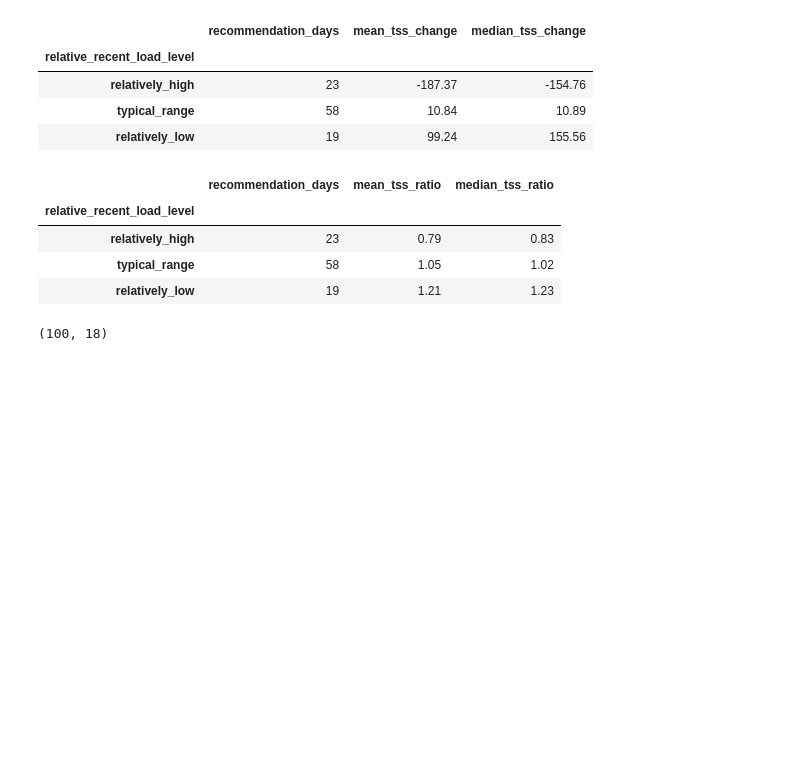
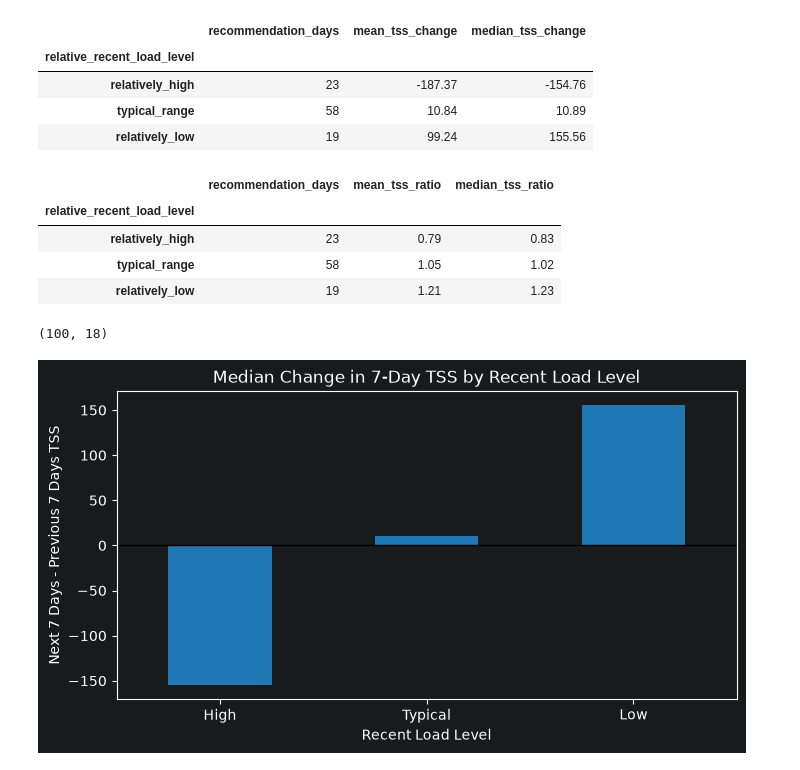
Before and after one commit to jhh0107gsc-hub/cycling, a Jupyter notebook: notebooks/05_recommendation_evaluation.ipynb, the cells around one changed output. Drawn from its saved outputs; the diff is of its cells as text; code cells hidden in the pictures; blank space fills up the shorter version.

Commit message:
Visualize rule-based recommendation evaluation

```diff
--- a/notebooks/05_recommendation_evaluation.ipynb
+++ b/notebooks/05_recommendation_evaluation.ipynb
@@ -286,3 +286,51 @@ evaluation_df.to_csv(
 evaluation_df.shape
 # %% [output]
 (100, 18)
+# %%
+import matplotlib.pyplot as plt
+
+load_level_labels = {
+    "relatively_high": "High",
+    "typical_range": "Typical",
+    "relatively_low": "Low",
+}
+
+plot_tss_change_df = (
+    tss_change_by_load_level_df
+    .assign(
+        load_level=lambda df: df.index.map(
+            load_level_labels
+        )
+    )
+)
+
+fig, ax = plt.subplots(figsize=(8, 4))
+
+plot_tss_change_df.plot(
+    kind="bar",
+    x="load_level",
+    y="median_tss_change",
+    ax=ax,
+    color="tab:blue",
+    legend=False,
+)
+
+ax.axhline(
+    0,
+    color="black",
+    linewidth=1,
+)
+
+ax.set_title(
+    "Median Change in 7-Day TSS by Recent Load Level"
+)
+ax.set_xlabel("Recent Load Level")
+ax.set_ylabel("Next 7 Days - Previous 7 Days TSS")
+ax.tick_params(
+    axis="x",
+    rotation=0,
+)
+
+plt.show()
+# %% [output]
+[figure, added]
```
Also changed, not shown: parts of 2 cells of this notebook.
